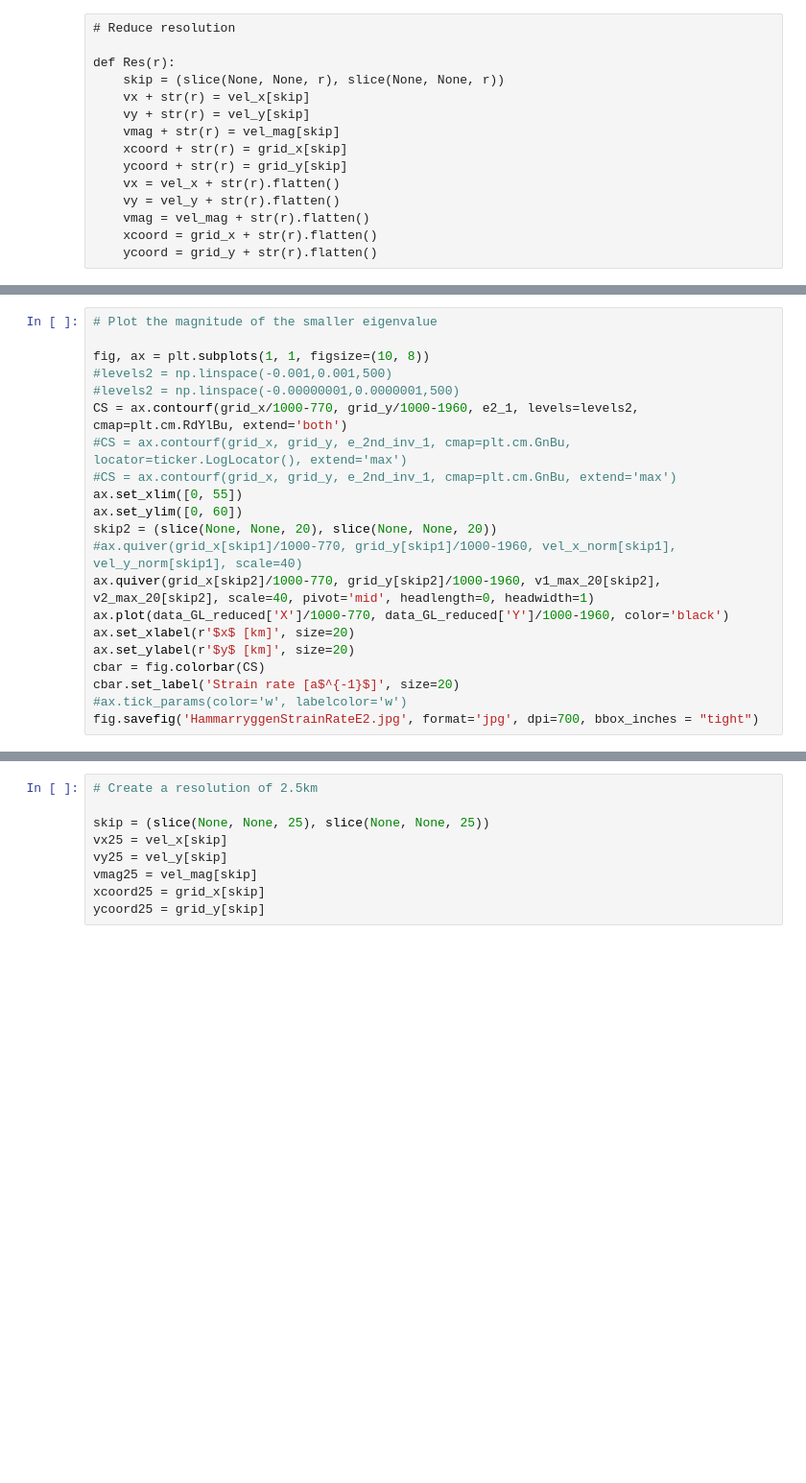
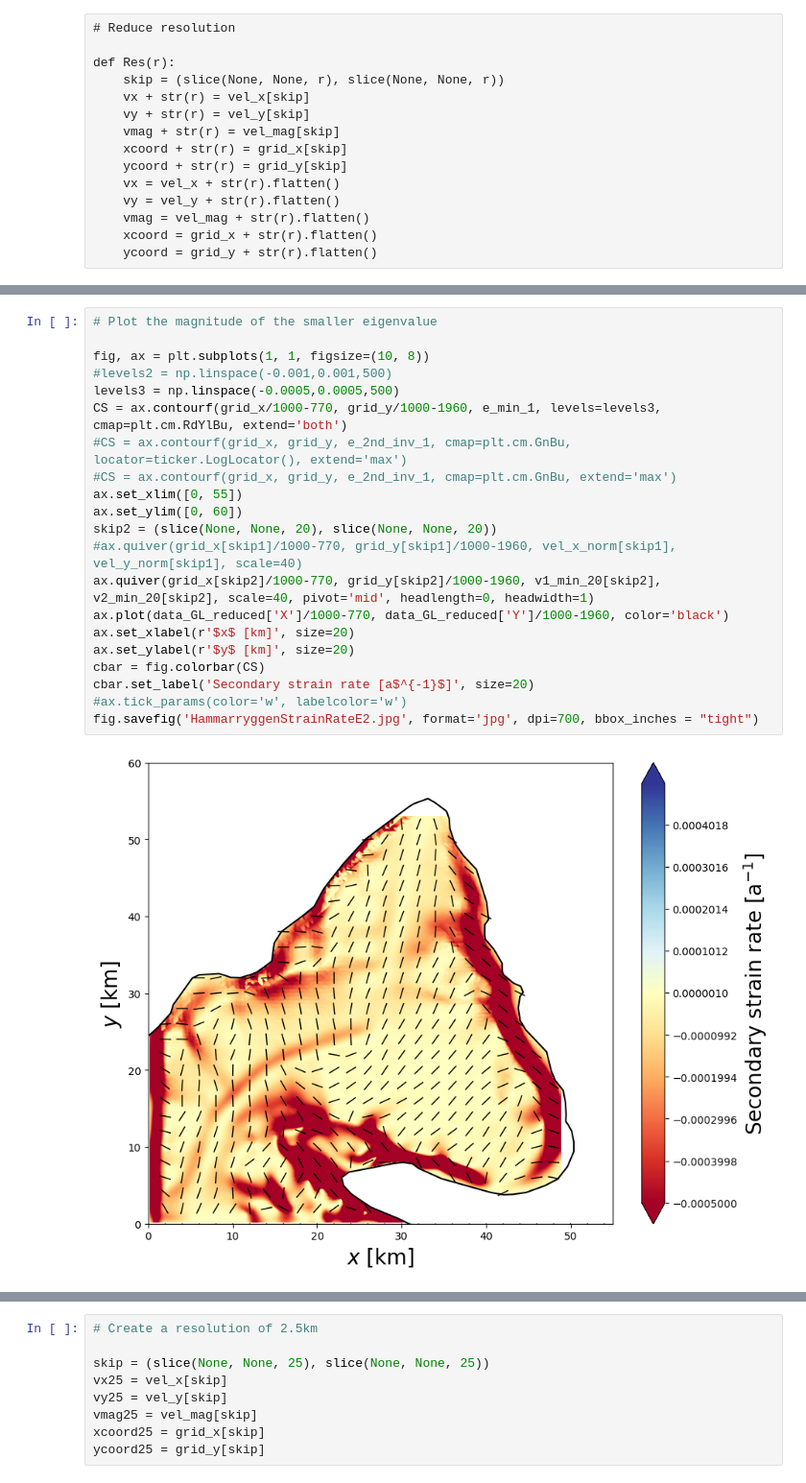
Before and after one commit to henryclara/Anisotropy_SIA, a Jupyter notebook: src/PlotData.ipynb, the cells around one changed output, grey strips where cells are left out. Shown at 96% size. Drawn from its saved outputs; the diff is of its cells as text; blank space fills up the shorter version.

```diff
--- a/src/PlotData.ipynb
+++ b/src/PlotData.ipynb
@@ -431,21 +454,23 @@ fig.savefig('HammarryggenStrainRateE1.jpg', format='jpg', dpi=700, bbox_inches =
 # %%
 # Plot the magnitude of the smaller eigenvalue
 
 fig, ax = plt.subplots(1, 1, figsize=(10, 8))
 #levels2 = np.linspace(-0.001,0.001,500)
-#levels2 = np.linspace(-0.00000001,0.0000001,500)
-CS = ax.contourf(grid_x/1000-770, grid_y/1000-1960, e2_1, levels=levels2, cmap=plt.cm.RdYlBu, extend='both')
+levels3 = np.linspace(-0.0005,0.0005,500)
+CS = ax.contourf(grid_x/1000-770, grid_y/1000-1960, e_min_1, levels=levels3, cmap=plt.cm.RdYlBu, extend='both')
 #CS = ax.contourf(grid_x, grid_y, e_2nd_inv_1, cmap=plt.cm.GnBu, locator=ticker.LogLocator(), extend='max')
 #CS = ax.contourf(grid_x, grid_y, e_2nd_inv_1, cmap=plt.cm.GnBu, extend='max')
 ax.set_xlim([0, 55])
 ax.set_ylim([0, 60])
 skip2 = (slice(None, None, 20), slice(None, None, 20))
 #ax.quiver(grid_x[skip1]/1000-770, grid_y[skip1]/1000-1960, vel_x_norm[skip1], vel_y_norm[skip1], scale=40)
-ax.quiver(grid_x[skip2]/1000-770, grid_y[skip2]/1000-1960, v1_max_20[skip2], v2_max_20[skip2], scale=40, pivot='mid', headlength=0, headwidth=1)
+ax.quiver(grid_x[skip2]/1000-770, grid_y[skip2]/1000-1960, v1_min_20[skip2], v2_min_20[skip2], scale=40, pivot='mid', headlength=0, headwidth=1)
 ax.plot(data_GL_reduced['X']/1000-770, data_GL_reduced['Y']/1000-1960, color='black')
 ax.set_xlabel(r'$x$ [km]', size=20)
 ax.set_ylabel(r'$y$ [km]', size=20)
 cbar = fig.colorbar(CS)
-cbar.set_label('Strain rate [a$^{-1}$]', size=20)
+cbar.set_label('Secondary strain rate [a$^{-1}$]', size=20)
 #ax.tick_params(color='w', labelcolor='w')
 fig.savefig('HammarryggenStrainRateE2.jpg', format='jpg', dpi=700, bbox_inches = "tight")
+# %% [output]
+[figure, added]
```
Also changed, not shown: parts of 17 cells of this notebook.
